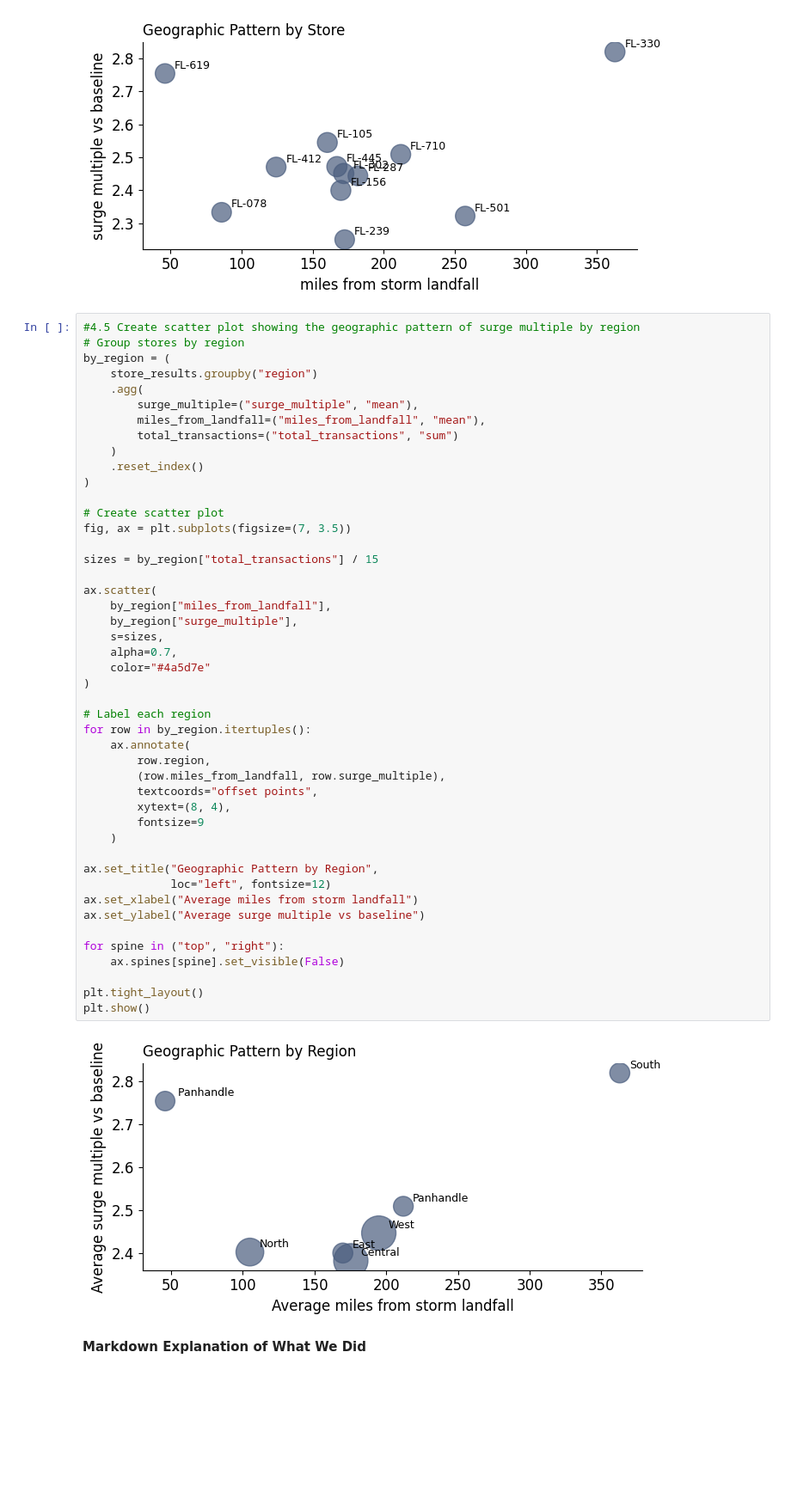
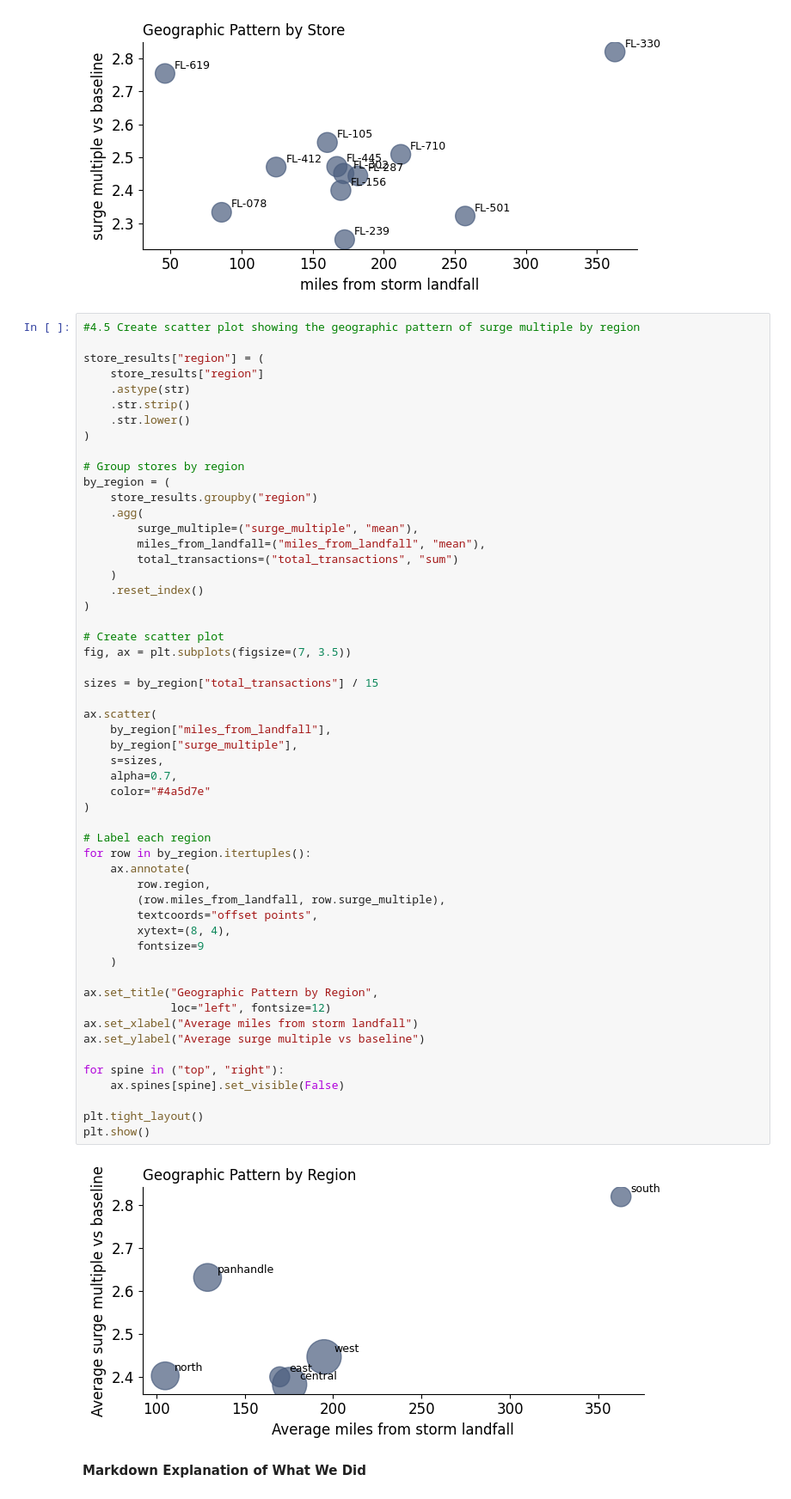
Before and after one commit to Angela-Benedict/ds2002-fa26, a Jupyter notebook: notebooks/walmart-hurricane-project/Walmart Midterm Submission.ipynb, the cells around one changed output. Shown at 86% size. Saved outputs shown, nothing was run; the diff lists cells and outputs as text; blank space fills up the shorter version.

```diff
--- a/notebooks/walmart-hurricane-project/Walmart Midterm Submission.ipynb
+++ b/notebooks/walmart-hurricane-project/Walmart Midterm Submission.ipynb
@@ -991,6 +991,14 @@ plt.show()
 [figure]
 # %%
 #4.5 Create scatter plot showing the geographic pattern of surge multiple by region
+
+store_results["region"] = (
+    store_results["region"]
+    .astype(str)
+    .str.strip()
+    .str.lower()
+)
+
 # Group stores by region
 by_region = (
     store_results.groupby("region")
@@ -1009,34 +1017,34 @@ sizes = by_region["total_transactions"] / 15
 
 ax.scatter(
     by_region["miles_from_landfall"],
     by_region["surge_multiple"],
     s=sizes,
     alpha=0.7,
     color="#4a5d7e"
 )
 
 # Label each region
 for row in by_region.itertuples():
     ax.annotate(
         row.region,
         (row.miles_from_landfall, row.surge_multiple),
         textcoords="offset points",
         xytext=(8, 4),
         fontsize=9
     )
 
 ax.set_title("Geographic Pattern by Region",
              loc="left", fontsize=12)
 ax.set_xlabel("Average miles from storm landfall")
 ax.set_ylabel("Average surge multiple vs baseline")
 
 for spine in ("top", "right"):
     ax.spines[spine].set_visible(False)
 
 plt.tight_layout()
 plt.show()
 # %% [output]
-[figure, old version]
+[figure, new version]
 # %% [markdown]
 **Markdown Explanation of What We Did**
 # %% [markdown]
```
